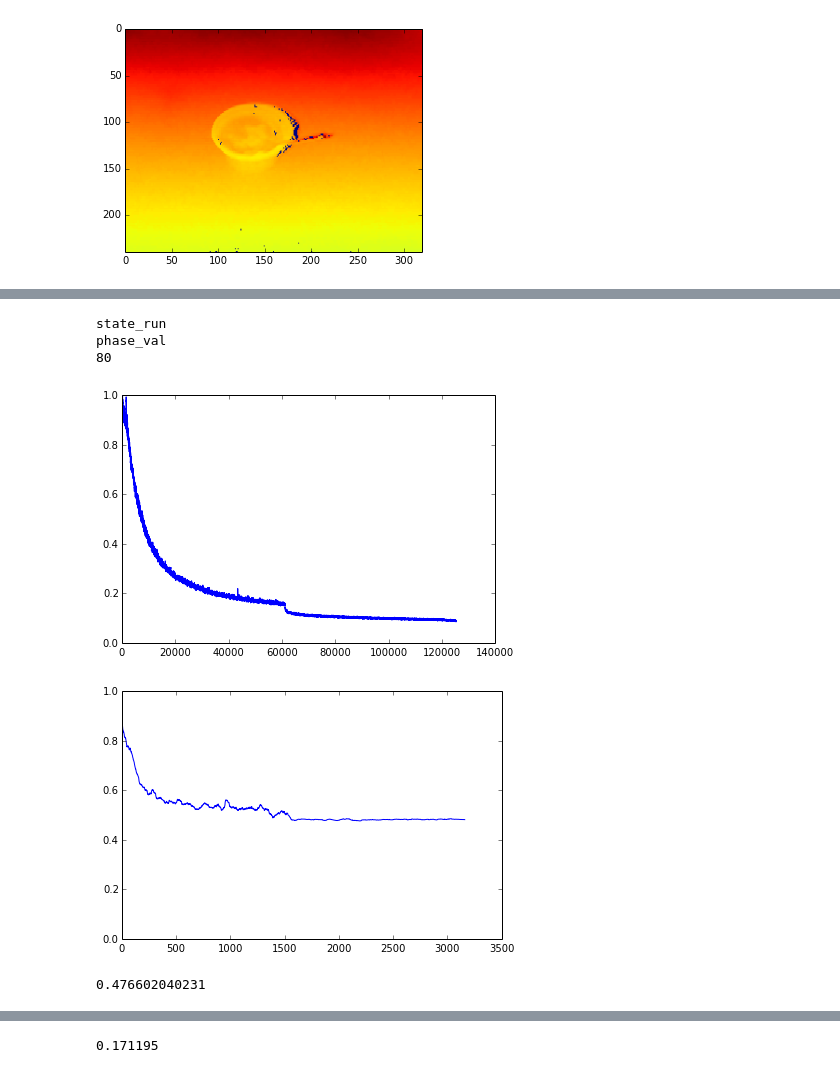
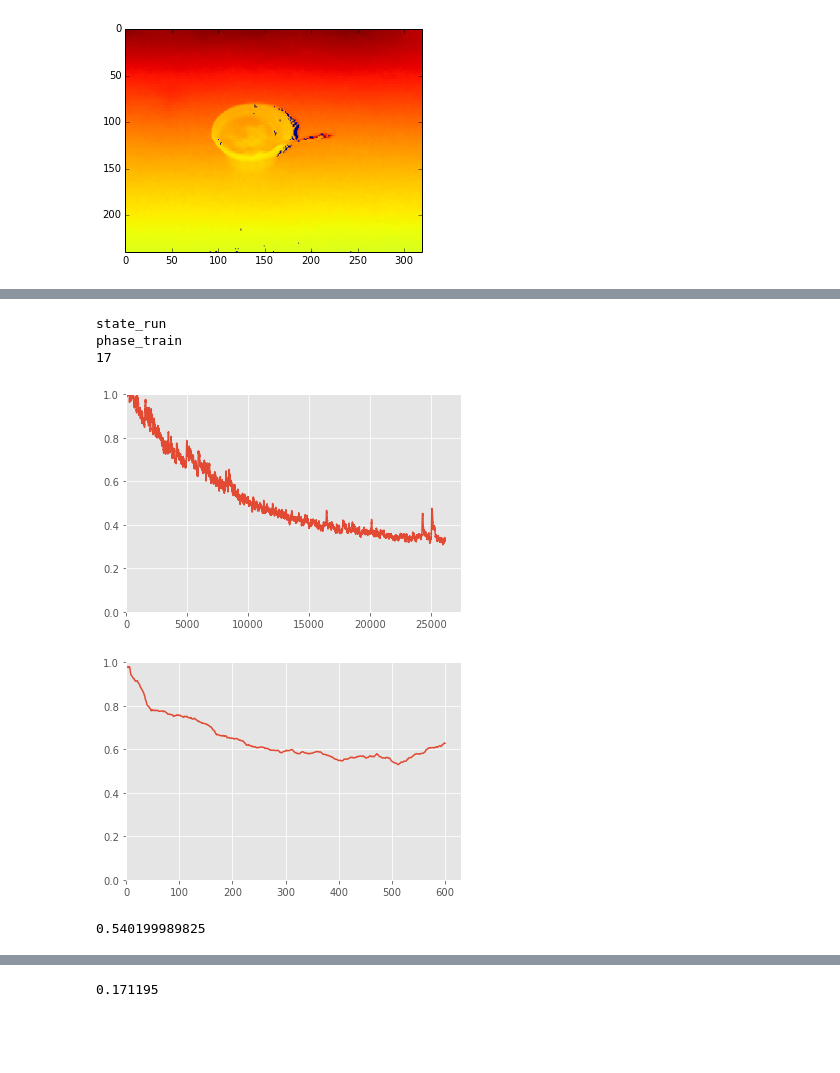
Before and after one commit to sebastian-schlecht/coco, a Jupyter notebook: examples/evaluation.ipynb, the cells around one changed output, grey strips where cells are left out. Drawn from its saved outputs; the diff is of its cells as text; code cells hidden in the pictures; blank space fills up the shorter version.

```diff
--- a/examples/evaluation.ipynb
+++ b/examples/evaluation.ipynb
@@ -99,44 +99,48 @@ print Job.list()
 # %%
-current_job = Job.from_name("nyu_depth_thesis")
+current_job = Job.from_name("nyu_depth_half_symmetric_thesis")
 # %%
 %matplotlib inline
+plt.style.use('ggplot')
+
 import matplotlib.pyplot as plt
 import numpy as np
 import time
 
 # Refresh job
 current_job.load()
 data = current_job.data
 
 print data["state"]
 print data["phase"]
 print data["epoch"]
 
-kernel_size = 40.
+kernel_size = 40
 
 if "train_losses" in data:
     train_losses = np.array(data["train_losses"]).squeeze()
     plt.plot(np.convolve(train_losses, np.ones((kernel_size)), mode='valid') / kernel_size)
     plt.ylim(0.0, 1.0)
+    plt.xlim(0)
     plt.show()
 
 if "val_losses" in data:
     val_losses = np.array(data["val_losses"]).squeeze()
     plt.plot(np.convolve(val_losses[:], np.ones((kernel_size)), mode='valid') /  kernel_size)
     plt.ylim(0.0, 1.0)
+    plt.xlim(0)
     plt.show()
 
     l = []
     for i in range(0, len(val_losses), 40):
         l.append(val_losses[i:i+40].mean())
     print np.array(l).min()
 # %% [output]
 state_run
-phase_val
-80
+phase_train
+17
-[figure, old version]
+[figure, new version]
-[figure, old version]
+[figure, new version]
-0.476602040231
+0.540199989825
 # %%
 import sys
 import os
```
Also changed, not shown: parts of 2 cells of this notebook, 4 other files.
